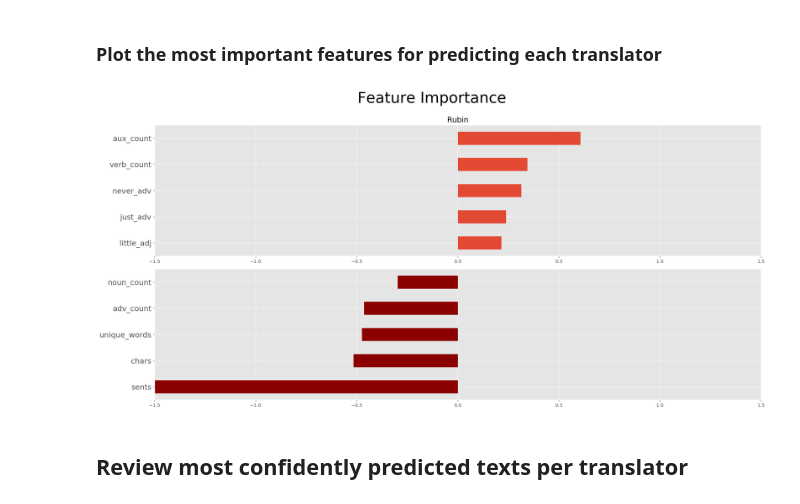
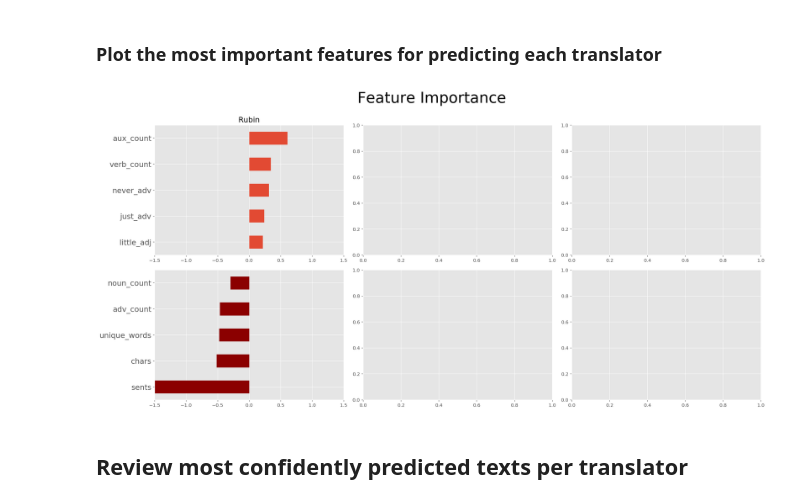
Before and after one commit to steven-mcdonald/murakami_translators, a Jupyter notebook: notebooks/09c_lreg_same_text_check-v01.ipynb, the cells around one changed output. Drawn from its saved outputs; the diff is of its cells as text; code cells hidden in the pictures.

```diff
--- a/notebooks/09c_lreg_same_text_check-v01.ipynb
+++ b/notebooks/09c_lreg_same_text_check-v01.ipynb
@@ -640,37 +640,37 @@ df_2_coef = df_2_coef.T
 # %%
 plt.style.use('ggplot')
 
-fig, ax = plt.subplots(nrows=2, figsize=(20, 10))
+fig, ax = plt.subplots(nrows=2, ncols=3, figsize=(20, 10))
 fig.suptitle('Feature Importance', fontsize=32)
 
 
 # df_2_coef[col].sort_values(ascending=True).tail(5).plot(kind='barh', ax=ax[0], width=0.8)
-df_2_coef[col].sort_values(ascending=True).tail(5).plot(kind='barh', ax=ax[0])
-ax[0].set_title(str(col), fontsize=18)
-ax[0].set_xlim(-1.5, 1.5)
-ax[0].tick_params(axis='y', labelsize=16)
+df_2_coef[col].sort_values(ascending=True).tail(5).plot(kind='barh', ax=ax[0,0])
+ax[0,0].set_title(str(col), fontsize=18)
+ax[0,0].set_xlim(-1.5, 1.5)
+ax[0,0].tick_params(axis='y', labelsize=16)
 
 
-df_2_coef[col].sort_values(ascending=True).head(5).plot(kind='barh', ax=ax[1], color='darkred')
-ax[1].set_xlim(-1.5, 1.5)
-ax[1].tick_params(axis='y', labelsize=16)
+df_2_coef[col].sort_values(ascending=True).head(5).plot(kind='barh', ax=ax[1,0], color='darkred')
+ax[1,0].set_xlim(-1.5, 1.5)
+ax[1,0].tick_params(axis='y', labelsize=16)
 
 #     ax[1,i].xticks(fontsize=14)
 
-ax[0].set_title('Rubin', fontsize=16)
+ax[0,0].set_title('Rubin', fontsize=16)
 # ax[0,1].set_title('Rubin', fontsize=16)
 # ax[0,2].set_title('Gabriel', size=16)
 fig.tight_layout(rect=[0, 0.03, 1, 0.92])
 # plt.tight_layout()
 
 
 # fig.suptitle('Largest Coefficient per Translator', fontsize=32, y=1.05)
 
 plt.savefig('../../../../Documents/murakami/plots/top_lreg_coeffs_rerun_02.png')
 
 plt.show()
 # %% [output]
-[figure, old version]
+[figure, new version]
 # %% [markdown]
 ## Review most confidently predicted texts per translator
 # %%
```
Also changed, not shown: 1 other file.
